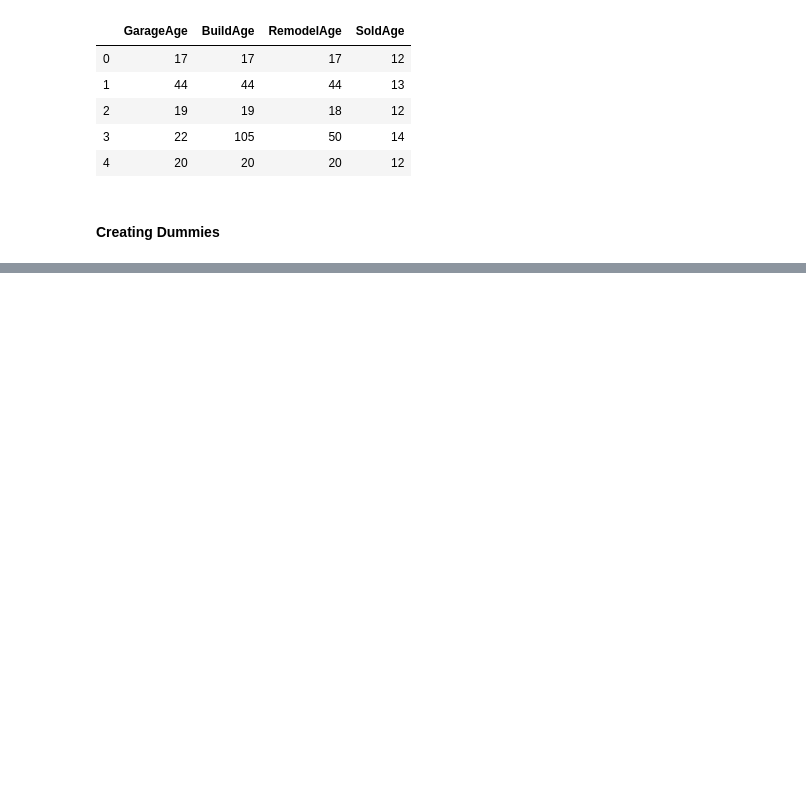
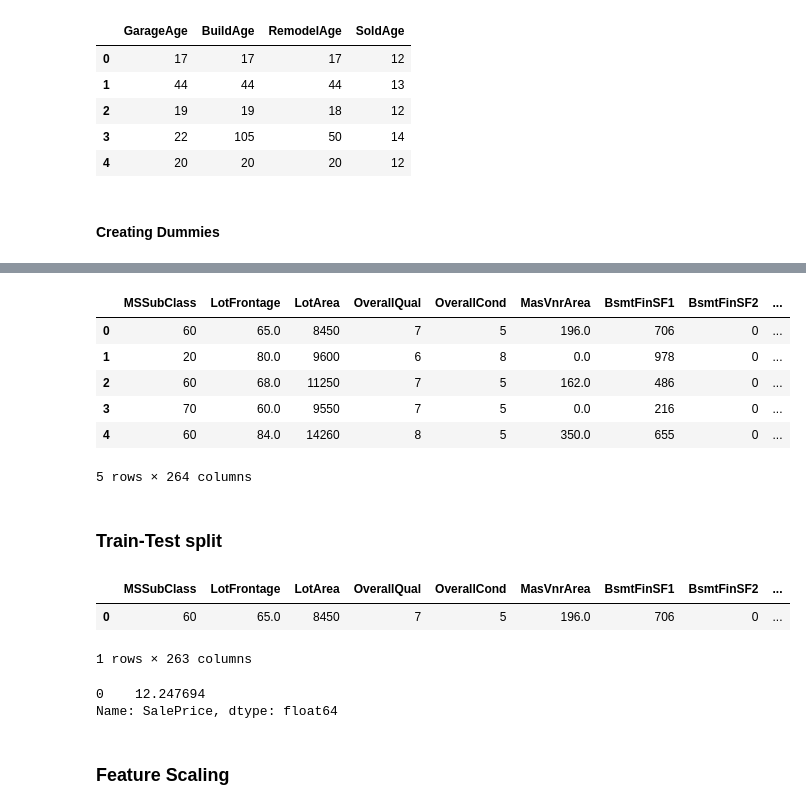
Before and after one commit to singh-manvinder/house_price_prediction, a Jupyter notebook: solution.ipynb, the cells around one changed output, grey strips where cells are left out. Drawn from its saved outputs; the diff is of its cells as text; code cells hidden in the pictures; blank space fills up the shorter version.

```diff
--- a/solution.ipynb
+++ b/solution.ipynb
@@ -343,0 +372,3 @@ df_housing.loc[:,['GarageAge', 'BuildAge', 'RemodelAge', 'SoldAge']].head()
+# %%
+cat_cols = df_housing.select_dtypes('object').columns
+cat_cols
@@ -343,0 +417,17 @@ df_housing.loc[:,['GarageAge', 'BuildAge', 'RemodelAge', 'SoldAge']].head()
+# %%
+for col in rem_cat_cols:
+    dummies = pd.get_dummies(df_housing[col], prefix=col, drop_first = True)
+    df_housing = pd.concat([df_housing, dummies], axis=1)
+    df_housing.drop(col, axis=1, inplace=True)
+
+df_housing.head(5)
+# %% [output]
+|  | MSSubClass | LotFrontage | LotArea | OverallQual | OverallCond | MasVnrArea | BsmtFinSF1 | BsmtFinSF2 | ... |
+| 0 | 60 | 65.0 | 8450 | 7 | 5 | 196.0 | 706 | 0 | ... |
+| 1 | 20 | 80.0 | 9600 | 6 | 8 | 0.0 | 978 | 0 | ... |
+| 2 | 60 | 68.0 | 11250 | 7 | 5 | 162.0 | 486 | 0 | ... |
+| 3 | 70 | 60.0 | 9550 | 7 | 5 | 0.0 | 216 | 0 | ... |
+| 4 | 60 | 84.0 | 14260 | 8 | 5 | 350.0 | 655 | 0 | ... |
+5 rows × 264 columns
+# %% [markdown]
+### Train-Test split
@@ -343,0 +436,13 @@ df_housing.loc[:,['GarageAge', 'BuildAge', 'RemodelAge', 'SoldAge']].head()
+# %%
+X = df_housing.drop('SalePrice', axis=1)
+X.head(1)
+# %% [output]
+|  | MSSubClass | LotFrontage | LotArea | OverallQual | OverallCond | MasVnrArea | BsmtFinSF1 | BsmtFinSF2 | ... |
+| 0 | 60 | 65.0 | 8450 | 7 | 5 | 196.0 | 706 | 0 | ... |
+1 rows × 263 columns
+# %%
+y = df_housing['SalePrice']
+y.head(1)
+# %% [output]
+0    12.247694
+Name: SalePrice, dtype: float64
@@ -343,0 +451,2 @@ df_housing.loc[:,['GarageAge', 'BuildAge', 'RemodelAge', 'SoldAge']].head()
+# %% [markdown]
+### Feature Scaling
```
Also changed, not shown: parts of 22 cells of this notebook.
